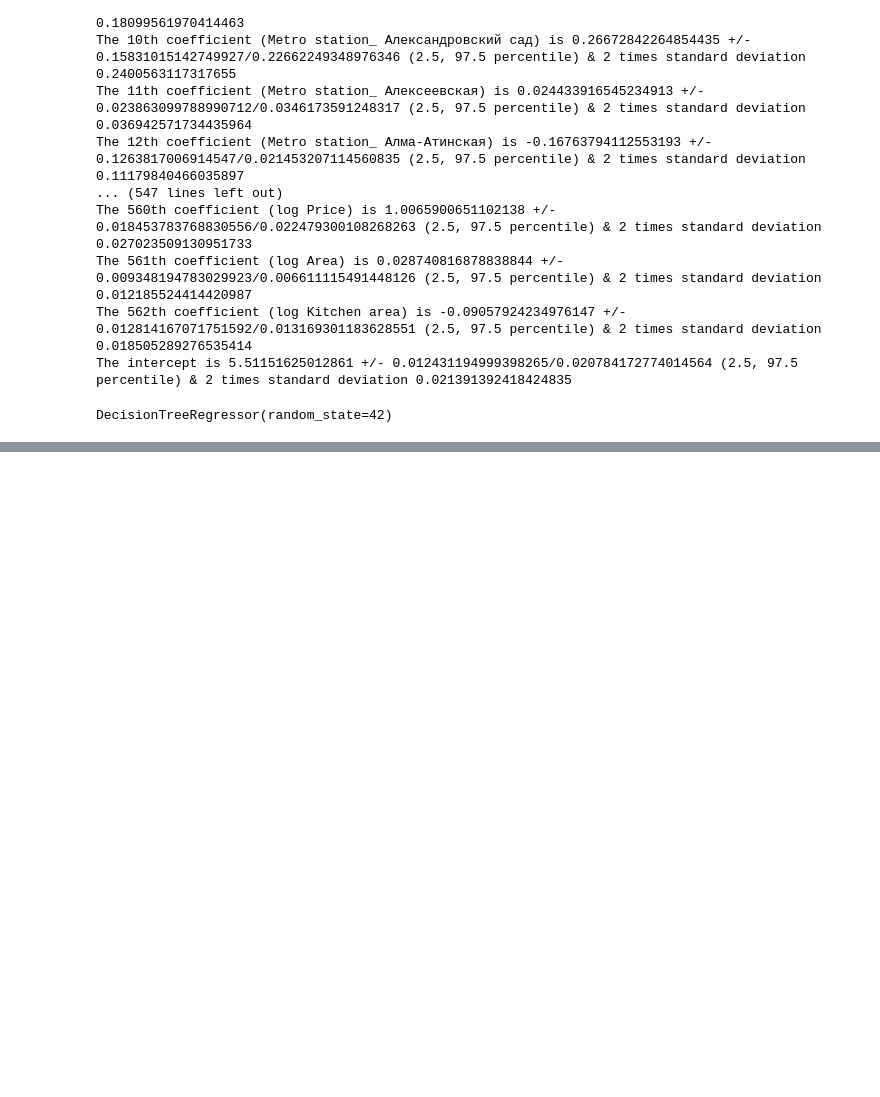
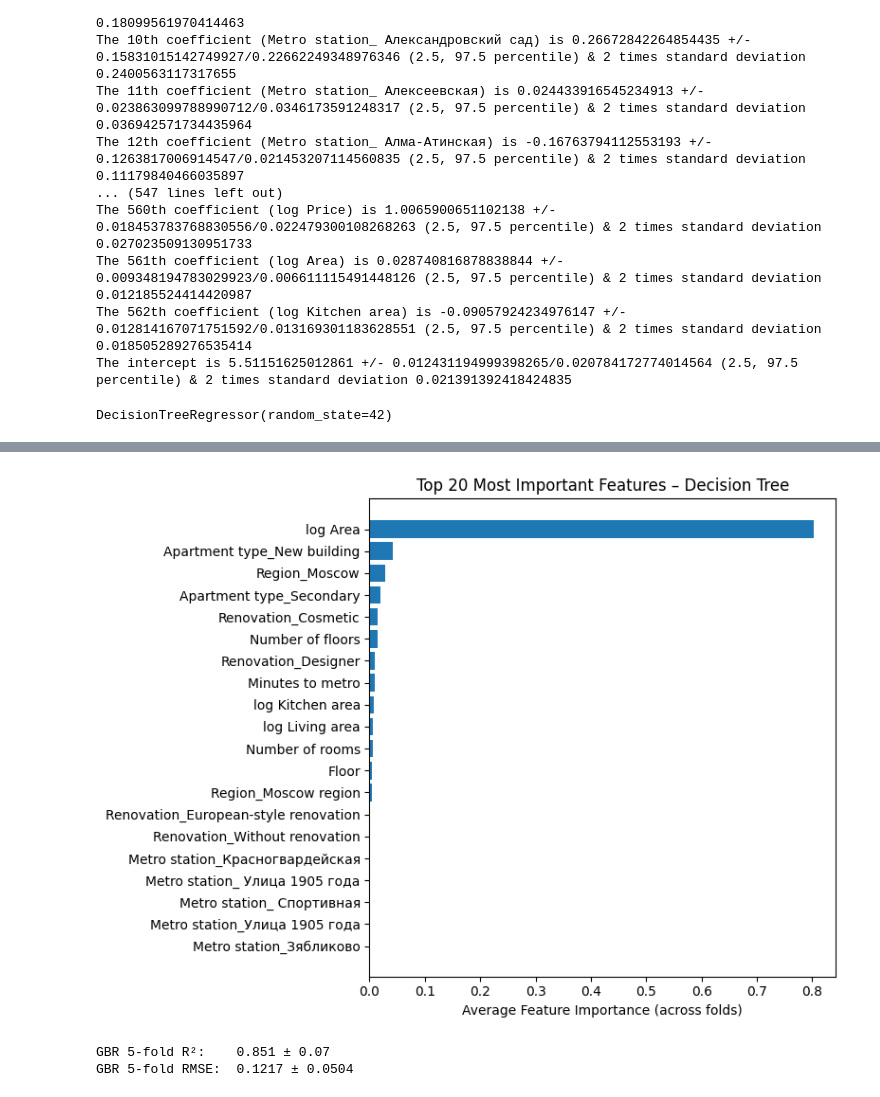
Before and after one commit to abmostert/data-science-portfolio, a Jupyter notebook: moscow_data.ipynb, the cells around one changed output, grey strips where cells are left out. Cells and saved outputs as stored; diff of their text form; code cells hidden in the pictures; blank space fills up the shorter version.

Commit message:
update moscow data programme and readme

```diff
--- a/moscow_data.ipynb
+++ b/moscow_data.ipynb
@@ -854,0 +858,8 @@ TypeError: got an unexpected keyword argument 'squared'
+# %%
+y_data = moscow_data_encoded['log Price']
+
+x_data = moscow_data_encoded.drop('log Price', axis=1)
+
+cross_val_results = cross_validate(reg, x_data, y_data, cv=5,
+                                   scoring={"r2": "r2", "rmse": "neg_root_mean_squared_error"}, return_estimator=True)
+cross_val_results
@@ -854,0 +882,16 @@ TypeError: got an unexpected keyword argument 'squared'
+# %%
+estimators = cross_val_results["estimator"]
+
+# Get importance arrays for each fold
+fold_importances = [est.feature_importances_ for est in estimators]
+
+# Average across folds
+mean_importances = np.mean(fold_importances, axis=0)
+
+# Combine with column names
+feature_importance_df = pd.DataFrame({
+    "Feature": x_data.columns,
+    "Importance": mean_importances
+}).sort_values("Importance", ascending=False)
+
+feature_importance_df.head(15)
@@ -854,0 +915,37 @@ TypeError: got an unexpected keyword argument 'squared'
+# %%
+top = feature_importance_df.head(20)
+plt.figure(figsize=(8, 6))
+plt.barh(top["Feature"][::-1], top["Importance"][::-1])
+plt.xlabel("Average Feature Importance (across folds)")
+plt.title("Top 20 Most Important Features – Decision Tree")
+plt.tight_layout()
+plt.show()
+# %% [output]
+[figure, added]
+# %%
+from sklearn.ensemble import GradientBoostingRegressor
+
+gbr = GradientBoostingRegressor(
+    n_estimators=300,   # number of trees
+    learning_rate=0.05, # smaller LR → needs more trees, usually better generalization
+    max_depth=3,        # depth of each small tree (weak learner)
+    subsample=1.0,      # set <1.0 (e.g. 0.8) for stochastic gradient boosting
+    random_state=42
+)
+
+cv = cross_validate(
+    gbr, x_data, y_data,
+    cv=5,
+    scoring={"r2": "r2", "rmse": "neg_root_mean_squared_error"},
+    n_jobs=-1,
+    return_estimator=True
+)
+
+r2_scores = cv["test_r2"]
+rmse_scores = -cv["test_rmse"]  # flip sign
+
+print("GBR 5-fold R²:   ", np.mean(r2_scores).round(3), "±", np.std(r2_scores).round(3))
+print("GBR 5-fold RMSE: ", np.mean(rmse_scores).round(4), "±", np.std(rmse_scores).round(4))
+# %% [output]
+GBR 5-fold R²:    0.851 ± 0.07
+GBR 5-fold RMSE:  0.1217 ± 0.0504
```
Also changed, not shown: parts of 24 cells of this notebook, 1 other file.
